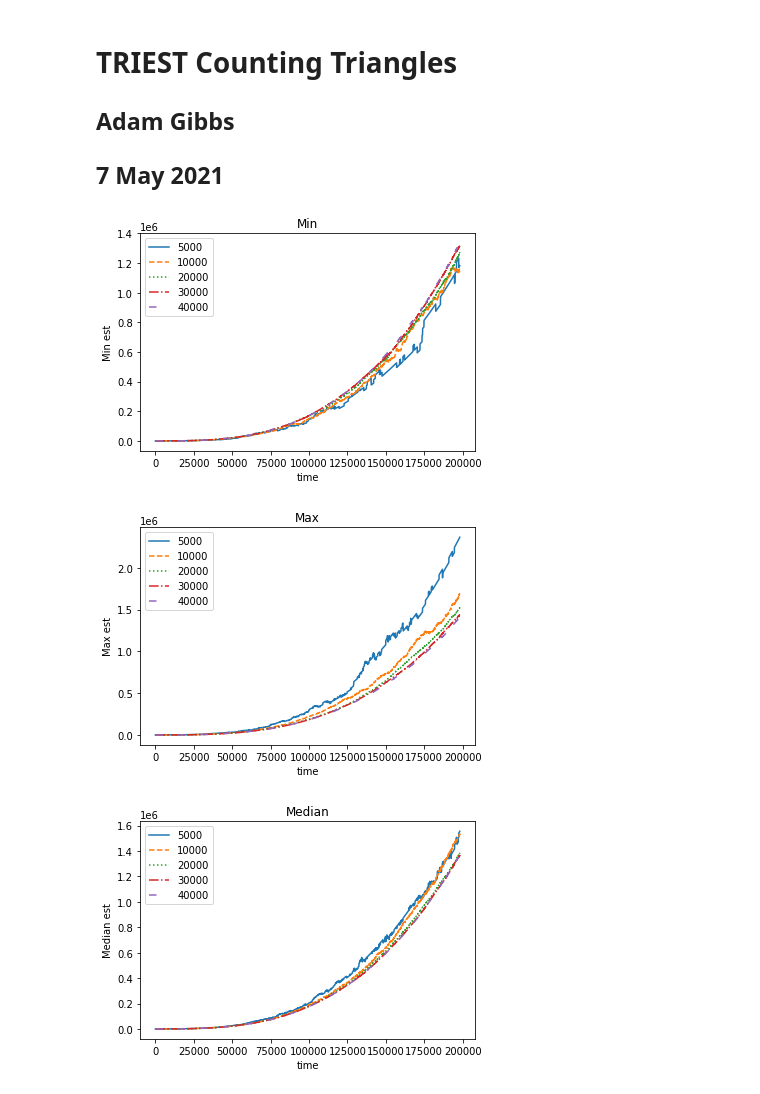
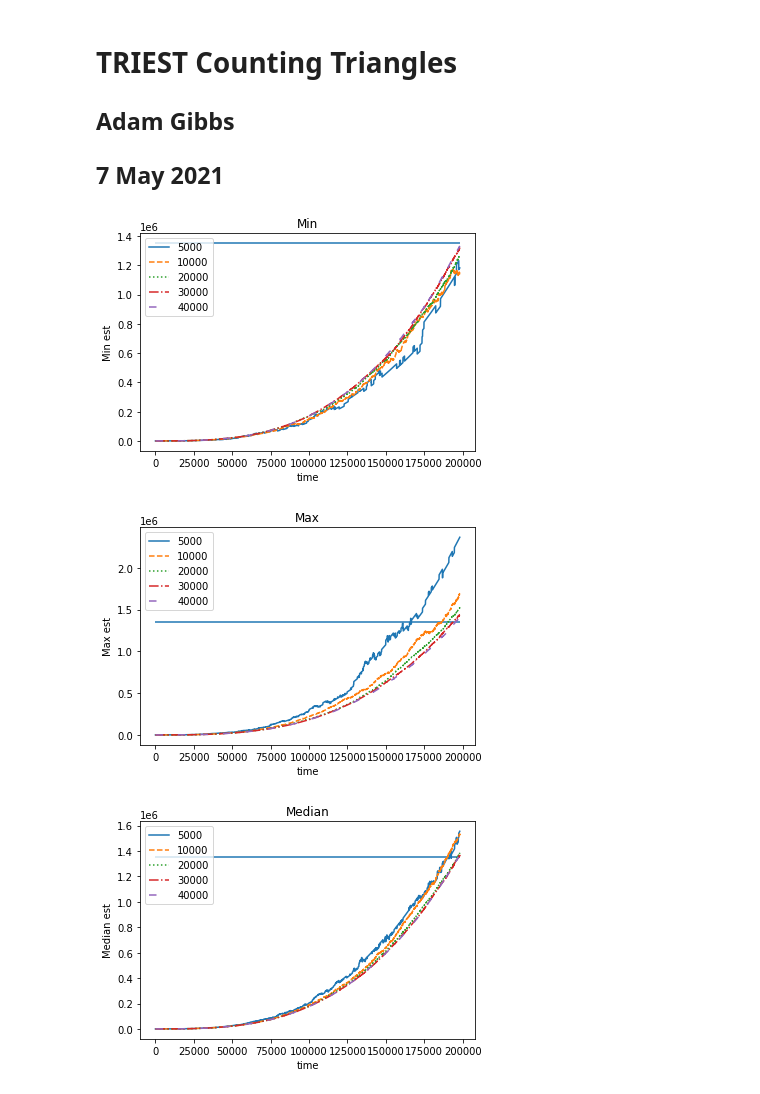
Before and after one commit to adamggibbs/cosc254-graph-triangle-counting, a Jupyter notebook: src/report.ipynb, the cells around one changed output. Drawn from its saved outputs; the diff is of its cells as text; code cells hidden in the pictures.

```diff
--- a/src/report.ipynb
+++ b/src/report.ipynb
@@ -168,37 +170,40 @@ for i in range(0,5):
     plt.plot(range(0,ds_size), min_l[i],
              label=str(sample_sizes[i]), linestyle=sample_labels[i])
 
+plt.hlines(1351441, 0, ds_size)
 plt.title("Min")
 plt.xlabel("time")
 plt.ylabel("Min est")
 plt.legend()
 plt.show()
 # %% [output]
-[figure, old version]
+[figure, new version]
 # %%
 for i in range(0,5):
     plt.plot(range(0,ds_size), max_l[i],
              label=str(sample_sizes[i]), linestyle=sample_labels[i])
 
+plt.hlines(1351441, 0, ds_size)
 plt.title("Max")
 plt.xlabel("time")
 plt.ylabel("Max est")
 plt.legend()
 plt.show()
 # %% [output]
-[figure, old version]
+[figure, new version]
 # %%
 for i in range(0,5):
     plt.plot(range(0,ds_size), median_l[i],
              label=str(sample_sizes[i]), linestyle=sample_labels[i])
 
+plt.hlines(1351441, 0, ds_size)
 plt.title("Median")
 plt.xlabel("time")
 plt.ylabel("Median est")
 plt.legend()
 plt.show()
 # %% [output]
-[figure, old version]
+[figure, new version]
 # %%
 for i in range(0,5):
     plt.plot(range(0,ds_size),first[i],
```
Also changed, not shown: parts of 9 cells of this notebook, 3 other files.
